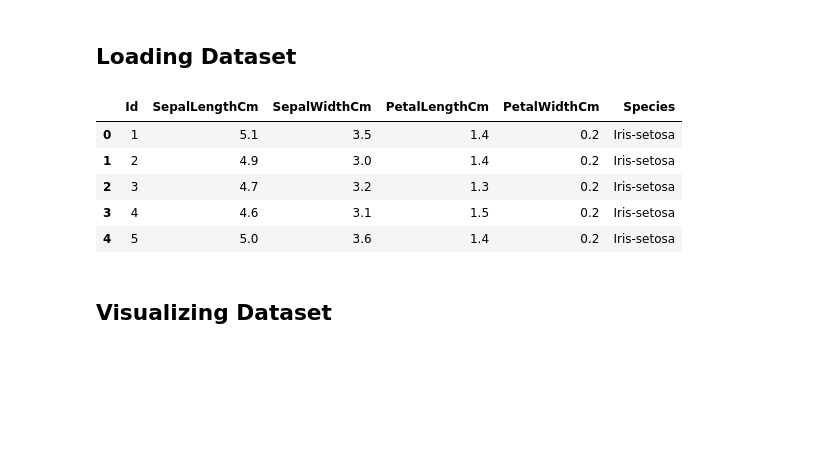
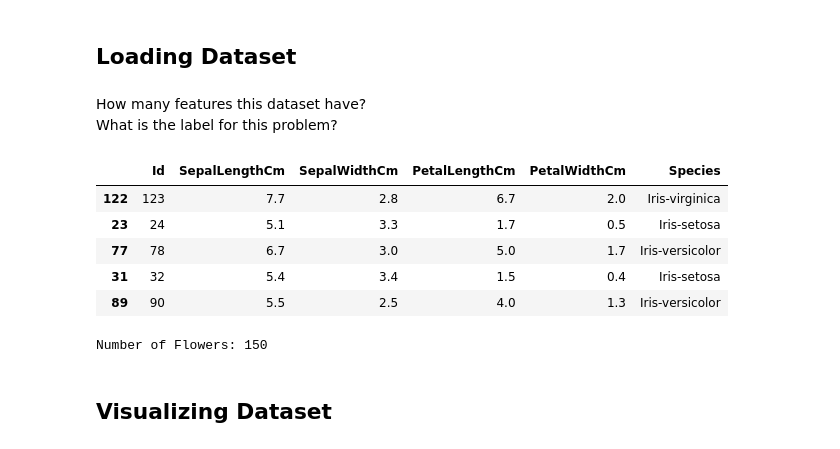
Before and after one commit to rasht-school-of-ai/Meetup-Materials, a Jupyter notebook: Second Meetup/Binary Classification.ipynb, the cells around one changed output. Drawn from its saved outputs; the diff is of its cells as text; code cells hidden in the pictures; blank space fills up the shorter version.

```diff
--- a/Second Meetup/Binary Classification.ipynb
+++ b/Second Meetup/Binary Classification.ipynb
@@ -40,16 +39,23 @@ Given a set of inputs X as features of flowers, we want to assign them to one of
 For solving this problem we use logistic regression because it models the probability that each input belongs to a particular category.
 # %% [markdown]
 ## Loading Dataset
+# %% [markdown]
+How many features this dataset have? <br>
+What is the label for this problem?
 # %%
 iris = pd.read_csv('./data/Iris.csv')
-iris.head()
+iris.sample(5)
 # %% [output]
 |  | Id | SepalLengthCm | SepalWidthCm | PetalLengthCm | PetalWidthCm | Species |
-| 0 | 1 | 5.1 | 3.5 | 1.4 | 0.2 | Iris-setosa |
-| 1 | 2 | 4.9 | 3.0 | 1.4 | 0.2 | Iris-setosa |
-| 2 | 3 | 4.7 | 3.2 | 1.3 | 0.2 | Iris-setosa |
-| 3 | 4 | 4.6 | 3.1 | 1.5 | 0.2 | Iris-setosa |
-| 4 | 5 | 5.0 | 3.6 | 1.4 | 0.2 | Iris-setosa |
+| 122 | 123 | 7.7 | 2.8 | 6.7 | 2.0 | Iris-virginica |
+| 23 | 24 | 5.1 | 3.3 | 1.7 | 0.5 | Iris-setosa |
+| 77 | 78 | 6.7 | 3.0 | 5.0 | 1.7 | Iris-versicolor |
+| 31 | 32 | 5.4 | 3.4 | 1.5 | 0.4 | Iris-setosa |
+| 89 | 90 | 5.5 | 2.5 | 4.0 | 1.3 | Iris-versicolor |
+# %%
+print("Number of Flowers: {}".format(iris.shape[0]))
+# %% [output]
+Number of Flowers: 150
 # %% [markdown]
 ## Visualizing Dataset
 # %%
```
Also changed, not shown: parts of 26 cells of this notebook, 7 other files.
